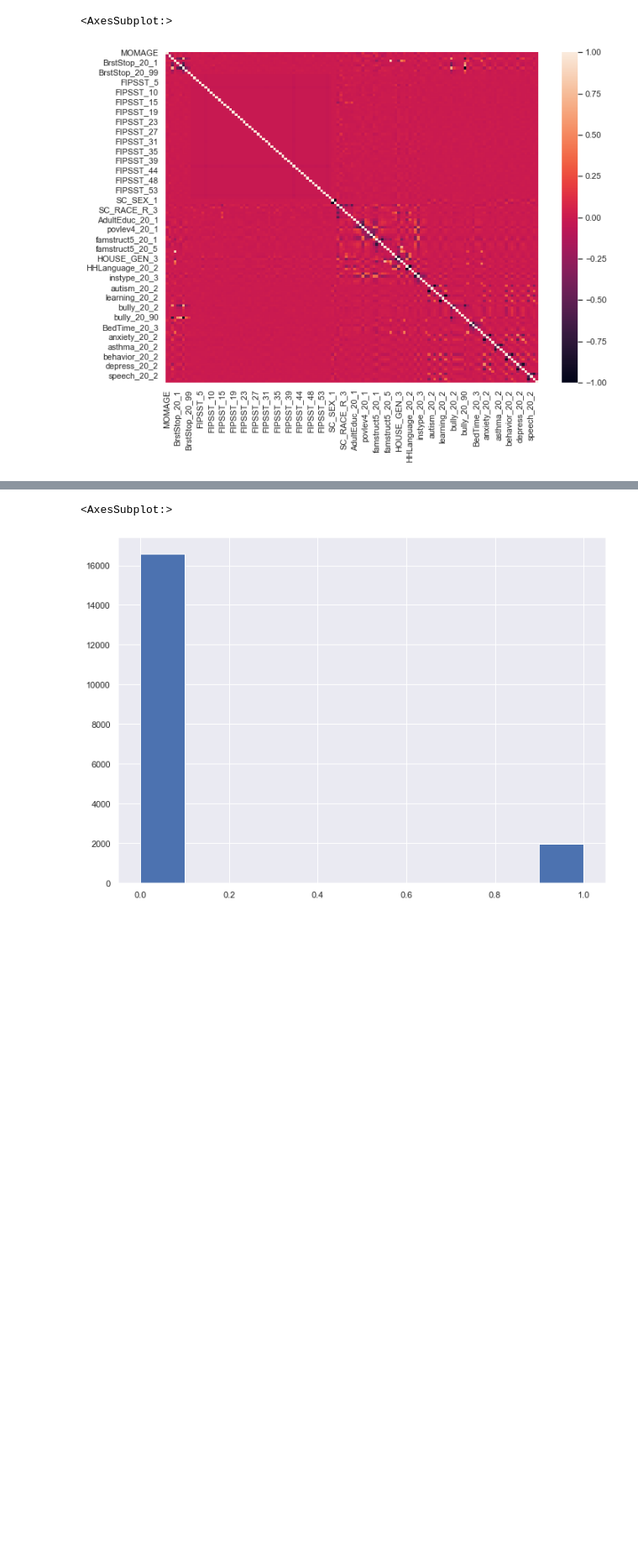
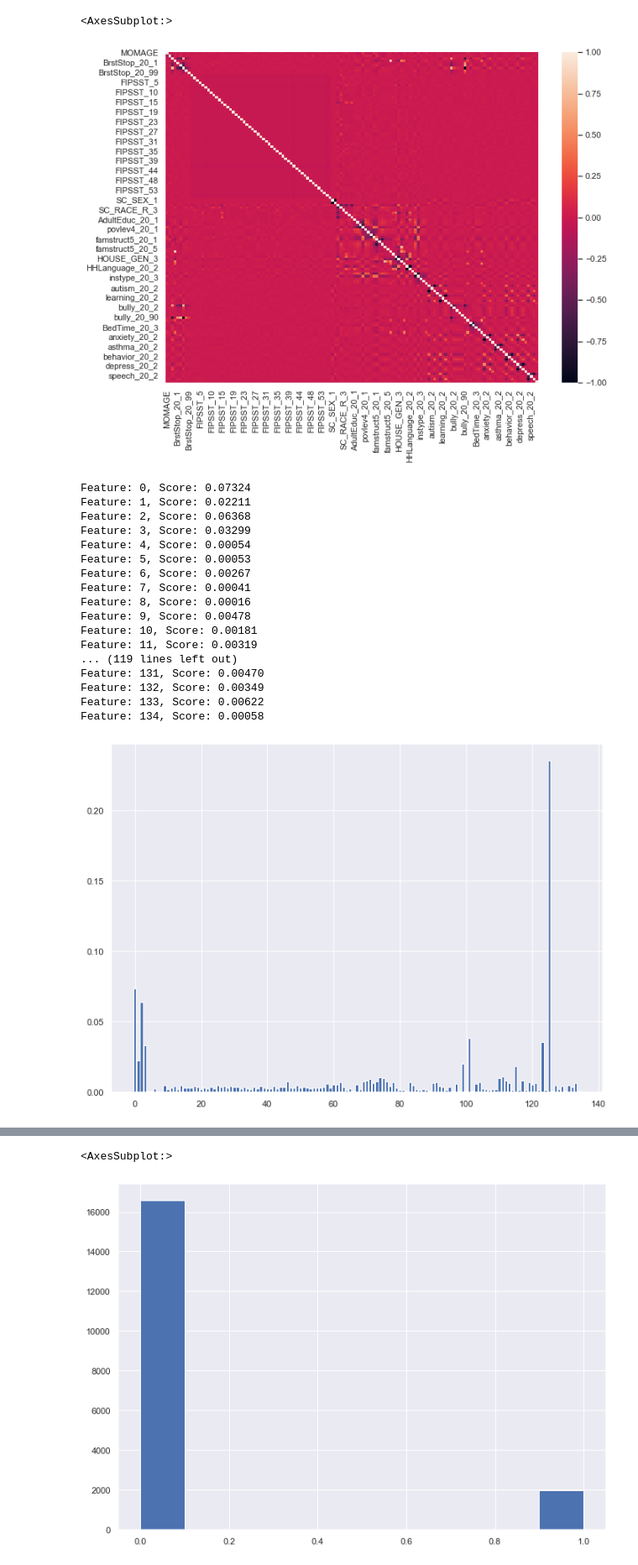
Before and after one commit to MaryamNzr/Capstone-Two, a Jupyter notebook: Pre-processing and Modeling_2020 National Survey of Children’s Health (NSCH).ipynb, the cells around one changed output, grey strips where cells are left out. Shown: that part at 84% size. Cells and saved outputs as stored; diff of their text form; code cells hidden in the pictures; blank space fills up the shorter version.

```diff
--- a/Pre-processing and Modeling_2020 National Survey of Children’s Health (NSCH).ipynb
+++ b/Pre-processing and Modeling_2020 National Survey of Children’s Health (NSCH).ipynb
@@ -318,8 +318,7 @@ c
 # %%
 y = df["ADHD_binary"]
 
-X = df[['ADHD_binary',
- 'MOMAGE',
+X = df[['MOMAGE',
  'TOTKIDS_R',
  'SC_AGE_YEARS',
  'FAMCOUNT',
@@ -459,3 +462,40 @@ sns.heatmap(X.corr())
 # %% [output]
 <AxesSubplot:>
 [figure]
+# %%
+# random forest for feature importance on a regression problem
+from sklearn.datasets import make_regression
+from sklearn.ensemble import RandomForestRegressor
+from matplotlib import pyplot
+
+# define the model
+model = RandomForestRegressor()
+# fit the model
+model.fit(X, y)
+# get importance
+importance = model.feature_importances_
+# summarize feature importance
+for i,v in enumerate(importance):
+	print('Feature: %0d, Score: %.5f' % (i,v))
+# plot feature importance
+pyplot.bar([x for x in range(len(importance))], importance)
+pyplot.show()
+# %% [output]
+Feature: 0, Score: 0.07324
+Feature: 1, Score: 0.02211
+Feature: 2, Score: 0.06368
+Feature: 3, Score: 0.03299
+Feature: 4, Score: 0.00054
+Feature: 5, Score: 0.00053
+Feature: 6, Score: 0.00267
+Feature: 7, Score: 0.00041
+Feature: 8, Score: 0.00016
+Feature: 9, Score: 0.00478
+Feature: 10, Score: 0.00181
+Feature: 11, Score: 0.00319
+... (119 lines left out)
+Feature: 131, Score: 0.00470
+Feature: 132, Score: 0.00349
+Feature: 133, Score: 0.00622
+Feature: 134, Score: 0.00058
+[figure, added]
```
Also changed, not shown: parts of 21 cells of this notebook.
